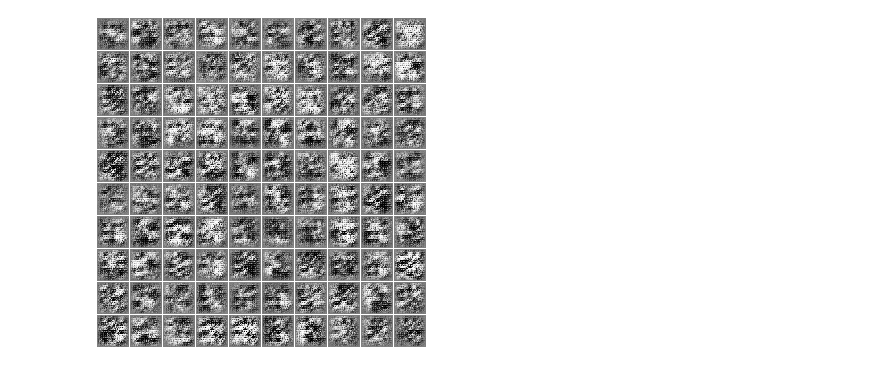
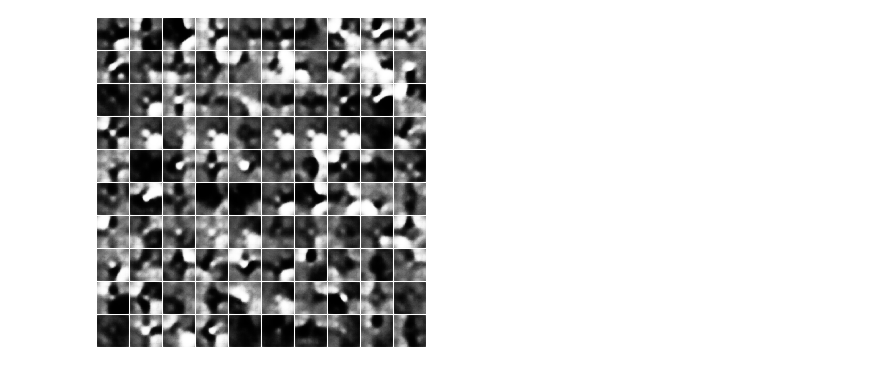
Before and after one commit to joel-simon/dimensions-of-dialogue, a Jupyter notebook: word2vec.ipynb, the cells around one changed output. Cells and saved outputs as stored; diff of their text form; code cells hidden in the pictures.

Commit message:
adde dother noises to word2vec and some refactor

```diff
--- a/word2vec.ipynb
+++ b/word2vec.ipynb
@@ -144,36 +157,51 @@ def show_train_hist(hist, show = False, save = False, path = 'Train_hist.png'):
     else:
         plt.close()
 # %%
+# def show_images(images, path='result.png', rows=8):
+#     save_image(images, path, nrow=rows, padding=1, pad_value=1.0, scale_each=False, normalize=False)
+#     display(Image(path))
+
 def show_result(num_epoch, show = False, save = False, path = 'result.png'):
     G.eval()
     test_images = G(fixed_z, fixed_x)
     test_images = (test_images.cpu() + 1) * 0.5
     G.train()
     test_images = test_images[:100].data.view(100, 1, 32, 32)
-    save_image(test_images, path, nrow=10, padding=1, pad_value=1, scale_each=True, normalize=True)
+    save_image(test_images, path, nrow=10, padding=1, pad_value=1, scale_each=False, normalize=False)
     display(Image(path))
+# %%
+def noise(input):
+    rand = (torch.rand(*input.shape) - 0.5) * 2
+    input = torch.clamp(input + rand.cuda(), 0, 1)
+
+    r = 30
+    angles = torch.tensor([-r + random.random()*2*r for _ in range(input.shape[0])]).cuda()
+    input = kornia.geometry.transform.rotate(input, angles)
+
+    d = 6
+    x = [[( float(int(random.uniform(-d, d)))), float(int(random.uniform(-d, d)))] for _ in range(input.shape[0]) ]
+    t = torch.tensor( x ).cuda()
+    input = kornia.geometry.transform.translate(input, t)
+    return input
 # %%
 # training parameters
 batch_size = 128
-lr = 0.0002 * .1
+lr = 0.0002# * .1
 train_epoch = 12
 
 # fixed noise & label
-n_samples = 100
+n_samples = 1000
 img_per_sample = 1
 
-top_n = 10000
+top_n = 500
+X = torch.from_numpy(data[:top_n]).cuda()
+X.unsqueeze_(2)
+X.unsqueeze_(3)
 
-n_imgs = n_samples * img_per_sample
-
-# Todo: refactor this madness
 fixed_z = torch.randn((batch_size, 100)).view(-1, 100, 1, 1).cuda()
 
-a = np.random.randint(top_n, size=(batch_size))
-fixed_x = torch.from_numpy(data[a])
-fixed_x.unsqueeze_(2)
-fixed_x.unsqueeze_(3)
-fixed_x = fixed_x.cuda()
+# a = np.random.randint(top_n, size=(batch_size))
+fixed_x = X[np.arange(batch_size)]
 
 # network
 G = generator(128, vector_size=vector_size)
@@ -204,7 +232,6 @@ train_hist['G_losses'] = []
 train_hist['per_epoch_ptimes'] = []
 train_hist['total_ptime'] = []
 
-
 print('training start!')
 start_time = time.time()
 
@@ -221,45 +248,45 @@ for epoch in range(train_epoch):
 
     epoch_start_time = time.time()
 
-    for i in range(400):
-        a = np.random.randint(top_n, size=(batch_size))
-        x = torch.from_numpy(data[a])
-        x.unsqueeze_(2)
-        x.unsqueeze_(3)
-        x = x.cuda()
-
+    for i in tqdm_notebook(range(200)):
+        #----------------------
         # train discriminator D
+        #----------------------
         D.zero_grad()
+        x = X[ np.random.randint(top_n, size=(batch_size)) ]
         z = torch.randn((batch_size, 100)).view(-1, 100, 1, 1).cuda()
 
+        # Evaluate networks.
         G_result = G(z, x)
-        D_result = D(G_result)
+        D_result = D(noise(G_result))
 
+        # The descriminator loss is simply the reconstruction loss.
         D_loss = MSE_loss(D_result.squeeze(), x.squeeze())
+
         D_loss.backward()
         D_optimizer.step()
         D_losses.append(D_loss.item())
 
-        ################################################################################################
+        #----------------------
         # train generator G
+        #----------------------
         G.zero_grad()
-        a = np.random.randint(top_n, size=(batch_size))
-        x = torch.from_numpy(data[a])
-        x.unsqueeze_(2)
-        x.unsqueeze_(3)
-        x = x.cuda()
+        x = X[ np.random.randint(top_n, size=(batch_size)) ]
         z = torch.randn((batch_size, 100)).view(-1, 100, 1, 1).cuda()
 
-        # Fake data loss.
+        # Evaluate the networks
         G_result = G(z, x)
-        D_result = D(G_result).squeeze()
+        D_result = D(noise(G_result)).squeeze()
 
-        G_train_loss = MSE_loss(D_result, x.squeeze())
+        tv_loss = ( torch.sum(torch.abs(G_result[:, :, :, :-1] - G_result[:, :, :, 1:])) +
+                    torch.sum(torch.abs(G_result[:, :, :-1, :] - G_result[:, :, 1:, :])))
 
-        G_train_loss.backward()
+        # The generator loss is the reconstruction loss and some normalization.
+        G_loss = MSE_loss(D_result, x.squeeze()) + 1e-8*tv_loss
+
+        G_loss.backward()
         G_optimizer.step()
-
-        G_losses.append(G_train_loss.item())
+        G_losses.append(G_loss.item())
 
     epoch_end_time = time.time()
     per_epoch_ptime = epoch_end_time - epoch_start_time
@@ -275,21 +302,6 @@ for epoch in range(train_epoch):
 end_time = time.time()
 total_ptime = end_time - start_time
 train_hist['total_ptime'].append(total_ptime)
-
-print("Avg one epoch ptime: %.2f, total %d epochs ptime: %.2f" % (torch.mean(torch.FloatTensor(train_hist['per_epoch_ptimes'])), train_epoch, total_ptime))
-print("Training finish!... save training results")
-torch.save(G.state_dict(), root + model + 'generator_param.pkl')
-torch.save(D.state_dict(), root + model + 'discriminator_param.pkl')
-with open(root + model + 'train_hist.pkl', 'wb') as f:
-    pickle.dump(train_hist, f)
-
-show_train_hist(train_hist, save=True, path=root + model + 'train_hist.png')
-
-images = []
-for e in range(train_epoch):
-    img_name = root + 'Fixed_results/' + model + str(e + 1) + '.png'
-    images.append(imageio.imread(img_name))
-imageio.mimsave(root + model + 'generation_animation.gif', images, fps=5)
 # %% [output]
 training start!
 Starting 0
@@ -303 +318 @@ Starting 2
-[figure, old version]
+[figure, new version]
```
Also changed, not shown: parts of 13 cells of this notebook.
